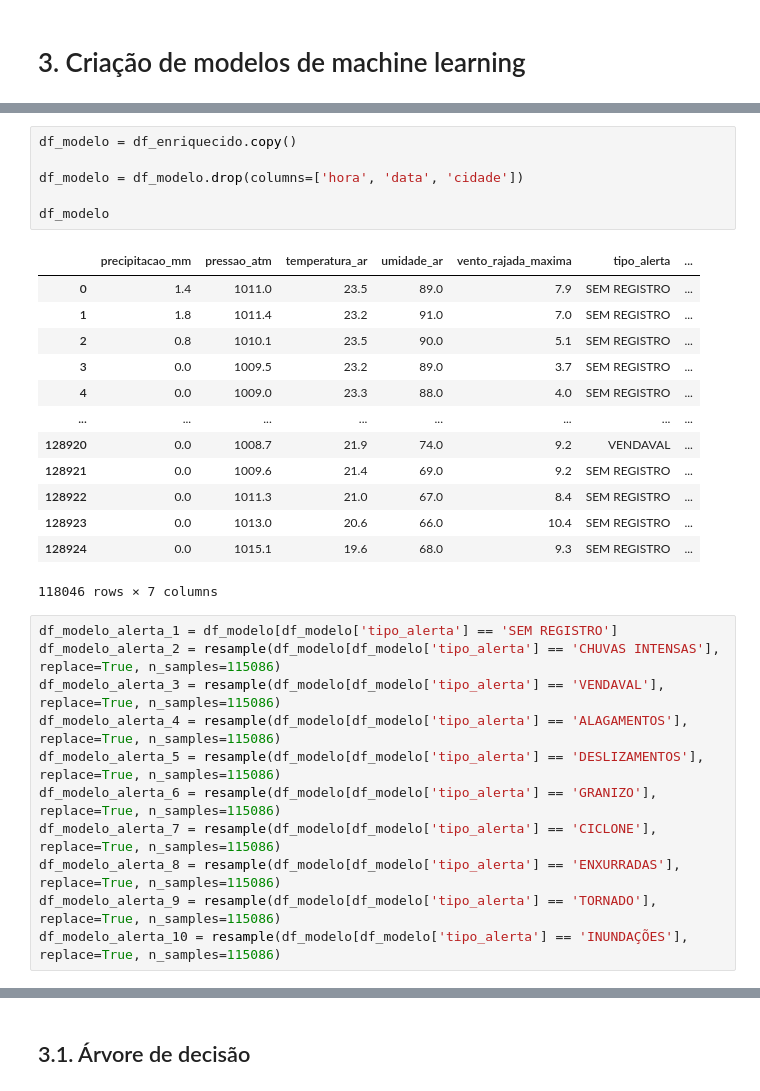
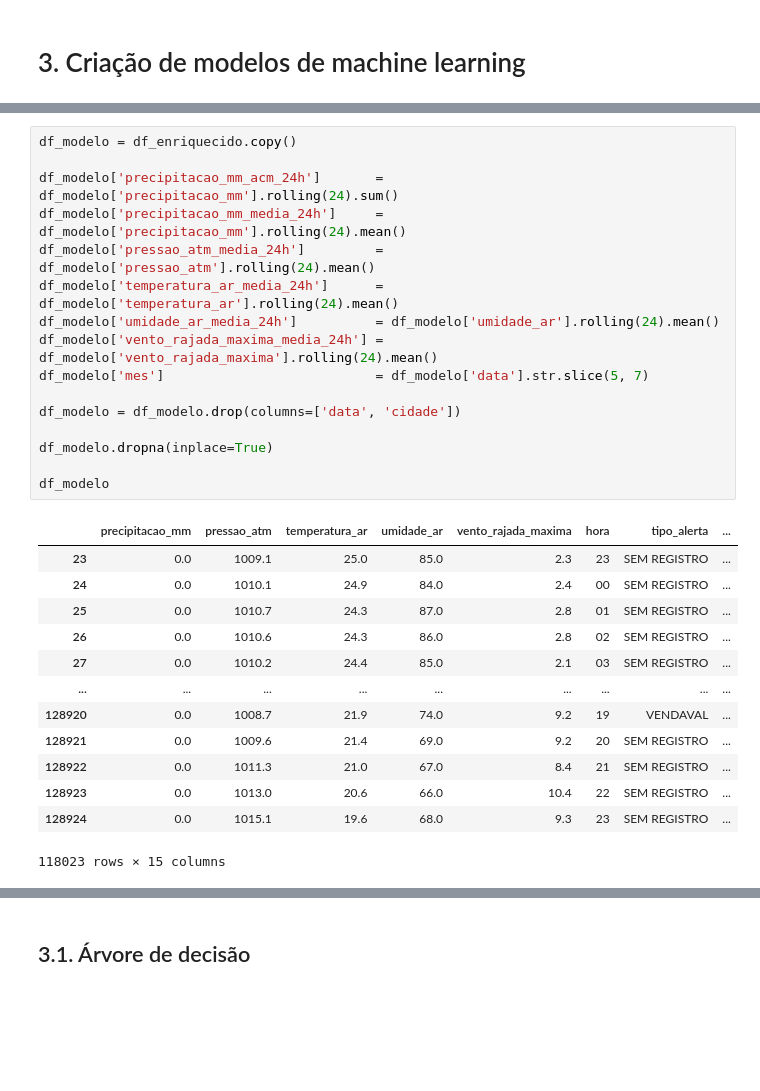
Before and after one commit to renankw/tcc-puc-minas, a Jupyter notebook: tcc_puc_minas_renan_wachter.ipynb, the cells around one changed output, grey strips where cells are left out. Drawn from its saved outputs; the diff is of its cells as text; blank space fills up the shorter version.

```diff
--- a/tcc_puc_minas_renan_wachter.ipynb
+++ b/tcc_puc_minas_renan_wachter.ipynb
@@ -827,31 +828,30 @@ print(lista_cidades)
-# %%
-df_modelo = df_enriquecido.copy()
-
-df_modelo = df_modelo.drop(columns=['hora', 'data', 'cidade'])
-
-df_modelo
-# %% [output]
-|  | precipitacao_mm | pressao_atm | temperatura_ar | umidade_ar | vento_rajada_maxima | tipo_alerta | ... |
-| 0 | 1.4 | 1011.0 | 23.5 | 89.0 | 7.9 | SEM REGISTRO | ... |
-| 1 | 1.8 | 1011.4 | 23.2 | 91.0 | 7.0 | SEM REGISTRO | ... |
-| 2 | 0.8 | 1010.1 | 23.5 | 90.0 | 5.1 | SEM REGISTRO | ... |
-| 3 | 0.0 | 1009.5 | 23.2 | 89.0 | 3.7 | SEM REGISTRO | ... |
-| 4 | 0.0 | 1009.0 | 23.3 | 88.0 | 4.0 | SEM REGISTRO | ... |
-| ... | ... | ... | ... | ... | ... | ... | ... |
-| 128920 | 0.0 | 1008.7 | 21.9 | 74.0 | 9.2 | VENDAVAL | ... |
-| 128921 | 0.0 | 1009.6 | 21.4 | 69.0 | 9.2 | SEM REGISTRO | ... |
-| 128922 | 0.0 | 1011.3 | 21.0 | 67.0 | 8.4 | SEM REGISTRO | ... |
-| 128923 | 0.0 | 1013.0 | 20.6 | 66.0 | 10.4 | SEM REGISTRO | ... |
-| 128924 | 0.0 | 1015.1 | 19.6 | 68.0 | 9.3 | SEM REGISTRO | ... |
-118046 rows × 7 columns
-# %%
-df_modelo_alerta_1 = df_modelo[df_modelo['tipo_alerta'] == 'SEM REGISTRO']
-df_modelo_alerta_2 = resample(df_modelo[df_modelo['tipo_alerta'] == 'CHUVAS INTENSAS'], replace=True, n_samples=115086)
-df_modelo_alerta_3 = resample(df_modelo[df_modelo['tipo_alerta'] == 'VENDAVAL'], replace=True, n_samples=115086)
-df_modelo_alerta_4 = resample(df_modelo[df_modelo['tipo_alerta'] == 'ALAGAMENTOS'], replace=True, n_samples=115086)
-df_modelo_alerta_5 = resample(df_modelo[df_modelo['tipo_alerta'] == 'DESLIZAMENTOS'], replace=True, n_samples=115086)
-df_modelo_alerta_6 = resample(df_modelo[df_modelo['tipo_alerta'] == 'GRANIZO'], replace=True, n_samples=115086)
-df_modelo_alerta_7 = resample(df_modelo[df_modelo['tipo_alerta'] == 'CICLONE'], replace=True, n_samples=115086)
-df_modelo_alerta_8 = resample(df_modelo[df_modelo['tipo_alerta'] == 'ENXURRADAS'], replace=True, n_samples=115086)
-df_modelo_alerta_9 = resample(df_modelo[df_modelo['tipo_alerta'] == 'TORNADO'], replace=True, n_samples=115086)
-df_modelo_alerta_10 = resample(df_modelo[df_modelo['tipo_alerta'] == 'INUNDAÇÕES'], replace=True, n_samples=115086)
+# %%
+df_modelo = df_enriquecido.copy()
+
+df_modelo['precipitacao_mm_acm_24h']       = df_modelo['precipitacao_mm'].rolling(24).sum()
+df_modelo['precipitacao_mm_media_24h']     = df_modelo['precipitacao_mm'].rolling(24).mean()
+df_modelo['pressao_atm_media_24h']         = df_modelo['pressao_atm'].rolling(24).mean()
+df_modelo['temperatura_ar_media_24h']      = df_modelo['temperatura_ar'].rolling(24).mean()
+df_modelo['umidade_ar_media_24h']          = df_modelo['umidade_ar'].rolling(24).mean()
+df_modelo['vento_rajada_maxima_media_24h'] = df_modelo['vento_rajada_maxima'].rolling(24).mean()
+df_modelo['mes']                           = df_modelo['data'].str.slice(5, 7)
+
+df_modelo = df_modelo.drop(columns=['data', 'cidade'])
+
+df_modelo.dropna(inplace=True)
+
+df_modelo
+# %% [output]
+|  | precipitacao_mm | pressao_atm | temperatura_ar | umidade_ar | vento_rajada_maxima | hora | tipo_alerta | ... |
+| 23 | 0.0 | 1009.1 | 25.0 | 85.0 | 2.3 | 23 | SEM REGISTRO | ... |
+| 24 | 0.0 | 1010.1 | 24.9 | 84.0 | 2.4 | 00 | SEM REGISTRO | ... |
+| 25 | 0.0 | 1010.7 | 24.3 | 87.0 | 2.8 | 01 | SEM REGISTRO | ... |
+| 26 | 0.0 | 1010.6 | 24.3 | 86.0 | 2.8 | 02 | SEM REGISTRO | ... |
+| 27 | 0.0 | 1010.2 | 24.4 | 85.0 | 2.1 | 03 | SEM REGISTRO | ... |
+| ... | ... | ... | ... | ... | ... | ... | ... | ... |
+| 128920 | 0.0 | 1008.7 | 21.9 | 74.0 | 9.2 | 19 | VENDAVAL | ... |
+| 128921 | 0.0 | 1009.6 | 21.4 | 69.0 | 9.2 | 20 | SEM REGISTRO | ... |
+| 128922 | 0.0 | 1011.3 | 21.0 | 67.0 | 8.4 | 21 | SEM REGISTRO | ... |
+| 128923 | 0.0 | 1013.0 | 20.6 | 66.0 | 10.4 | 22 | SEM REGISTRO | ... |
+| 128924 | 0.0 | 1015.1 | 19.6 | 68.0 | 9.3 | 23 | SEM REGISTRO | ... |
+118023 rows × 15 columns
```
Also changed, not shown: parts of 55 cells of this notebook.
